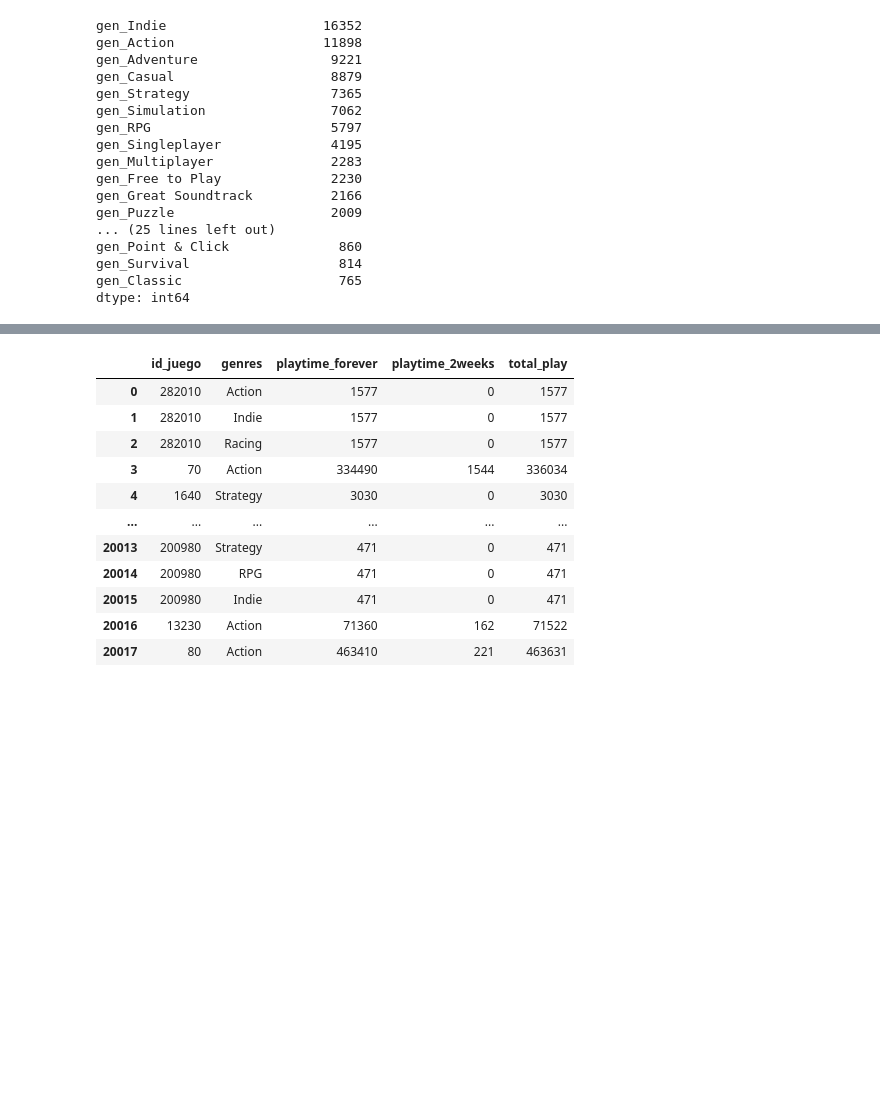
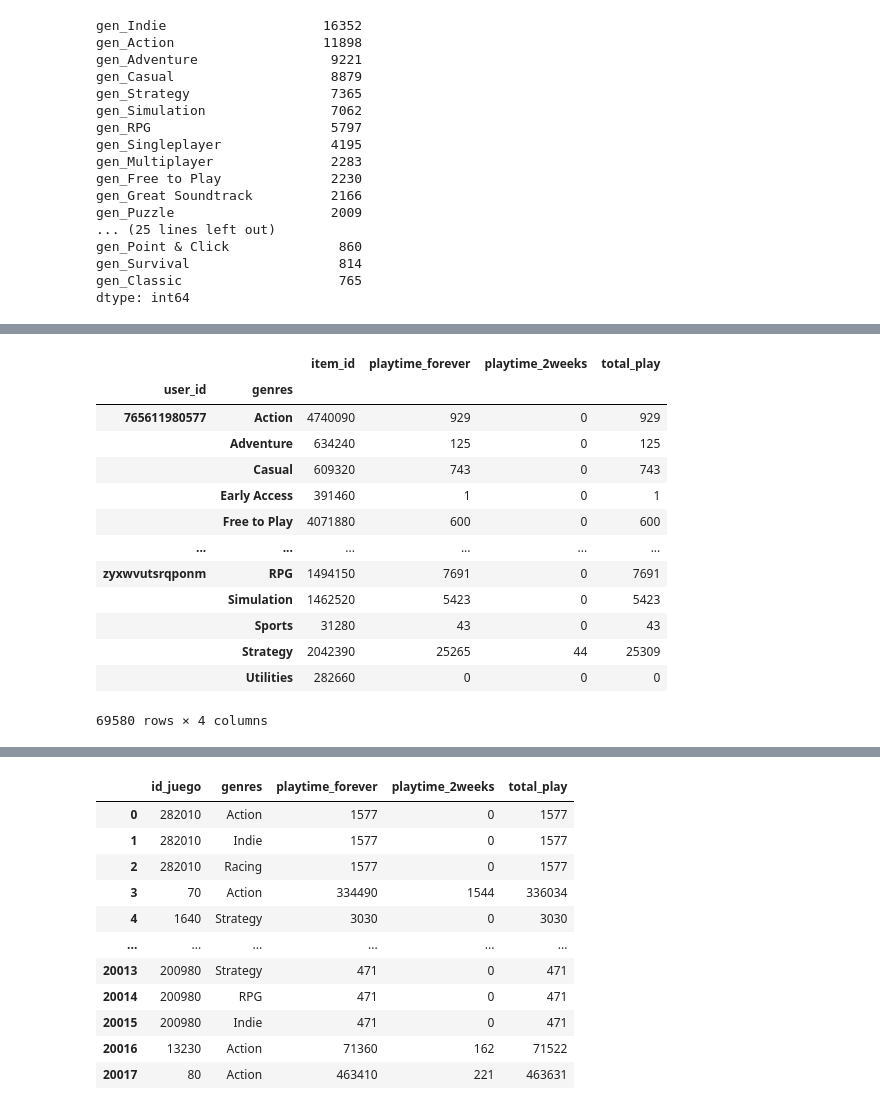
Before and after one commit to javierbengolea/PI_ML_OPS, a Jupyter notebook: main.ipynb, the cells around one changed output, grey strips where cells are left out. Drawn from its saved outputs; the diff is of its cells as text; code cells hidden in the pictures; blank space fills up the shorter version.

```diff
--- a/main.ipynb
+++ b/main.ipynb
@@ -371,0 +388,18 @@ if filter_games_df is not None and not filter_games_df.empty:
+# %%
+stats = pd.read_csv('df_games_stats_user.csv')
+pd.merge(stats, df_games.genres.explode().rename_axis('id_juego'), left_on='item_id', right_on='id_juego').groupby(['user_id', 'genres']).sum()
+# %% [output]
+|  |  | item_id | playtime_forever | playtime_2weeks | total_play |
+| user_id | genres |  |  |  |  |
+| 765611980577 | Action | 4740090 | 929 | 0 | 929 |
+|  | Adventure | 634240 | 125 | 0 | 125 |
+|  | Casual | 609320 | 743 | 0 | 743 |
+|  | Early Access | 391460 | 1 | 0 | 1 |
+|  | Free to Play | 4071880 | 600 | 0 | 600 |
+| ... | ... | ... | ... | ... | ... |
+| zyxwvutsrqponm | RPG | 1494150 | 7691 | 0 | 7691 |
+|  | Simulation | 1462520 | 5423 | 0 | 5423 |
+|  | Sports | 31280 | 43 | 0 | 43 |
+|  | Strategy | 2042390 | 25265 | 44 | 25309 |
+|  | Utilities | 282660 | 0 | 0 | 0 |
+69580 rows × 4 columns
```
Also changed, not shown: parts of 13 cells of this notebook, 4 other files.
